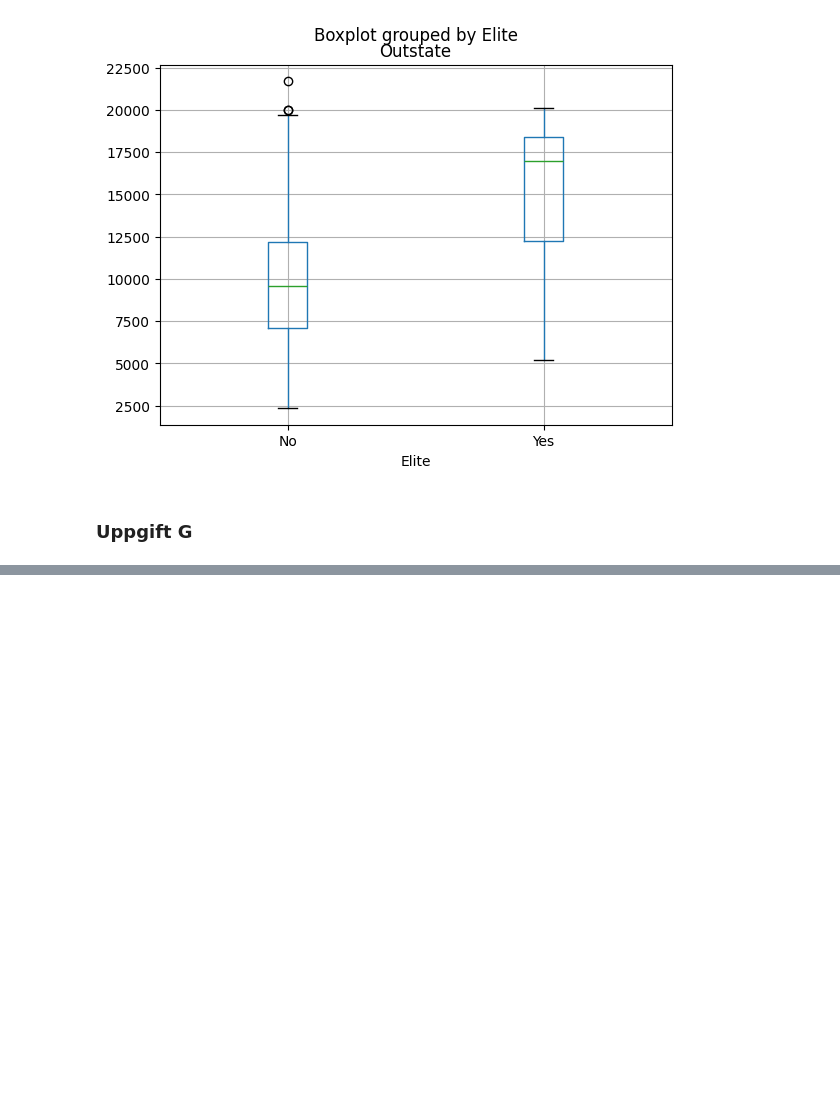
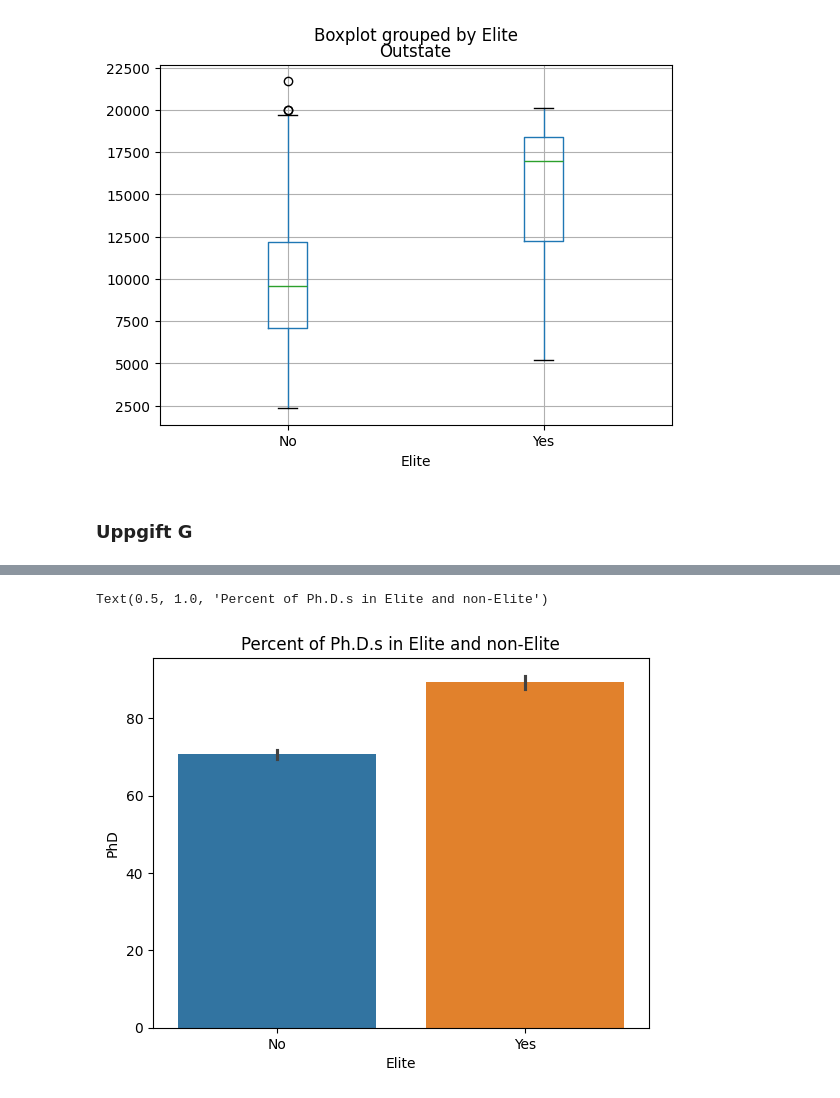
Before and after one commit to kust3n/databehandling-SARA-COSTA, a Jupyter notebook: Laboration/Laboration_Databehandling.ipynb, the cells around one changed output, grey strips where cells are left out. Drawn from its saved outputs; the diff is of its cells as text; code cells hidden in the pictures; blank space fills up the shorter version.

```diff
--- a/Laboration/Laboration_Databehandling.ipynb
+++ b/Laboration/Laboration_Databehandling.ipynb
@@ -126,0 +150,6 @@ college["Accept"].plot.hist(bins=100, ax=axes[1,1], title="Accepted applicants")
+# %%
+sns.barplot(x="Elite", y="PhD", hue="Elite", data=college)
+plt.title("Percent of Ph.D.s in Elite and non-Elite")
+# %% [output]
+Text(0.5, 1.0, 'Percent of Ph.D.s in Elite and non-Elite')
+[figure, added]
```
Also changed, not shown: parts of 6 cells of this notebook.
